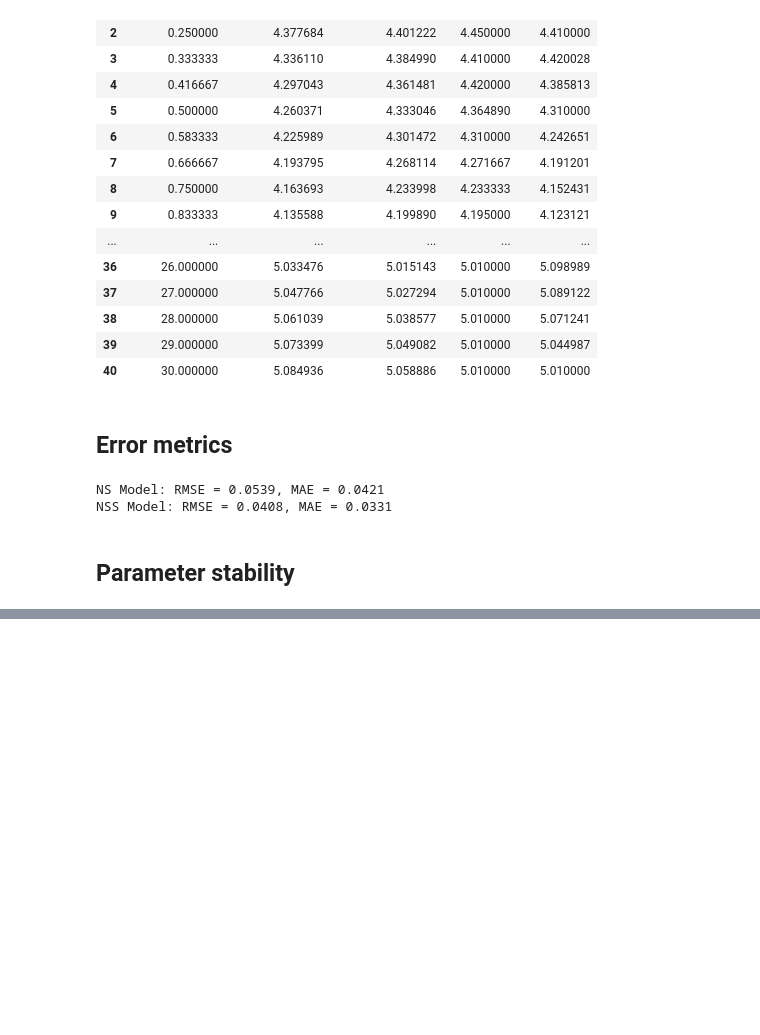
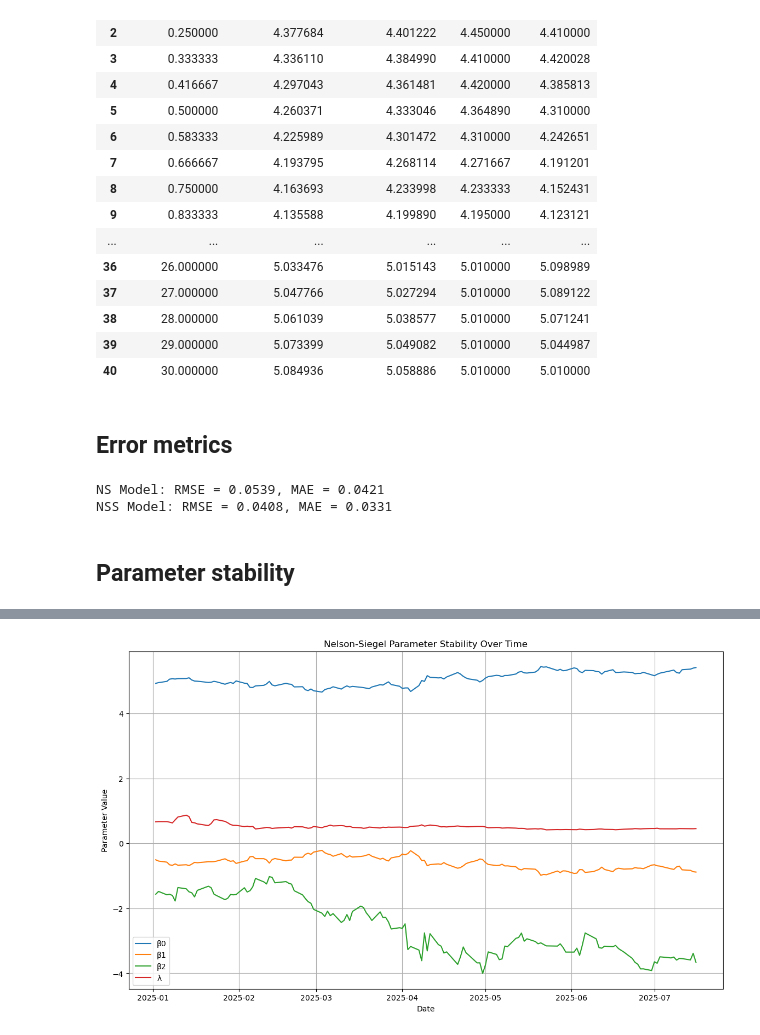
Before and after one commit to niranjan-kamal/yield_curve_and_stochastic_int_rate_modelling, a Jupyter notebook: Yield_curve_and_Stochastic_int_rate_modelling.ipynb, the cells around one changed output, grey strips where cells are left out. Cells and saved outputs as stored; diff of their text form; code cells hidden in the pictures; blank space fills up the shorter version.

```diff
--- a/Yield_curve_and_Stochastic_int_rate_modelling.ipynb
+++ b/Yield_curve_and_Stochastic_int_rate_modelling.ipynb
@@ -720,3 +705,8 @@ NS Model: RMSE = 0.0539, MAE = 0.0421
 NSS Model: RMSE = 0.0408, MAE = 0.0331
 # %% [markdown]
 ## Parameter stability
+# %%
+df = pd.read_csv('daily-treasury-rates.csv')
+
+# remove 1.5 Mo column
+df = df.drop(columns=['1.5 Mo'])
@@ -722,0 +747,71 @@ NSS Model: RMSE = 0.0408, MAE = 0.0331
+# %%
+import pandas as pd
+import numpy as np
+from scipy.optimize import minimize
+import matplotlib.pyplot as plt
+
+# --- Convert maturity column names to years ---
+def convert_maturity_to_years(maturity):
+    if 'Yr' in maturity:
+        return float(maturity.replace('Yr', '').strip())
+    elif 'Mo' in maturity:
+        return float(maturity.replace('Mo', '').strip()) / 12
+
+# --- Nelson-Siegel model and objective function ---
+def nelson_siegel_model(t, beta0, beta1, beta2, lambd):
+    t = np.array(t)
+    t = np.where(t == 0, 1e-6, t)
+    term1 = (1 - np.exp(-lambd * t)) / (lambd * t)
+    term2 = term1 - np.exp(-lambd * t)
+    return beta0 + beta1 * term1 + beta2 * term2
+
+def objective(params, t, yields):
+    beta0, beta1, beta2, lambd = params
+    fitted = nelson_siegel_model(t, beta0, beta1, beta2, lambd)
+    return np.sum((yields - fitted) ** 2)
+
+# --- Parameter stability analysis ---
+param_records = []
+
+for idx, row in df.iterrows():
+    date = row['Date']
+    # Drop NaN columns (some maturities missing)
+    yields_row = row.drop('Date').dropna()
+    maturities = yields_row.index
+    yields = yields_row.values.astype(float)
+    maturities_in_years = [convert_maturity_to_years(m) for m in maturities]
+
+    initial_guess = [5, 1, 1, 0.5]
+    bounds = [(3, 6), (-10, 10), (-10, 10), (0.001, 2)]
+    try:
+        result = minimize(
+            objective,
+            initial_guess,
+            args=(maturities_in_years, yields),
+            bounds=bounds,
+            method='L-BFGS-B',
+            options={'maxiter': 10000}
+        )
+        beta0, beta1, beta2, lambd = result.x
+        param_records.append({'Date': pd.to_datetime(date), 'beta0': beta0, 'beta1': beta1, 'beta2': beta2, 'lambda': lambd})
+    except Exception as e:
+        print(f"Skipped {date} due to error: {e}")
+        continue
+
+# --- Compile parameter DataFrame ---
+param_df = pd.DataFrame(param_records).sort_values('Date')
+
+# --- Plot parameter stability ---
+plt.figure(figsize=(14, 8))
+plt.plot(param_df['Date'], param_df['beta0'], label='β0')
+plt.plot(param_df['Date'], param_df['beta1'], label='β1')
+plt.plot(param_df['Date'], param_df['beta2'], label='β2')
+plt.plot(param_df['Date'], param_df['lambda'], label='λ')
+plt.xlabel('Date')
+plt.ylabel('Parameter Value')
+plt.title('Nelson-Siegel Parameter Stability Over Time')
+plt.legend()
+plt.grid()
+plt.show()
+# %% [output]
+[figure, added]
```
Also changed, not shown: parts of 46 cells of this notebook.
